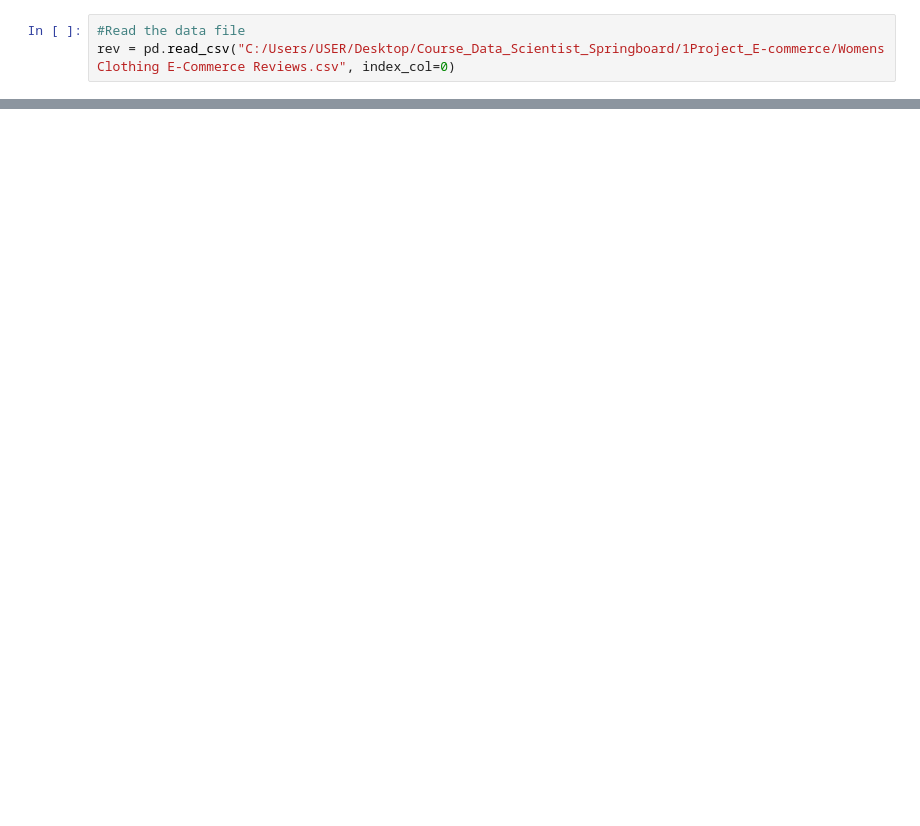
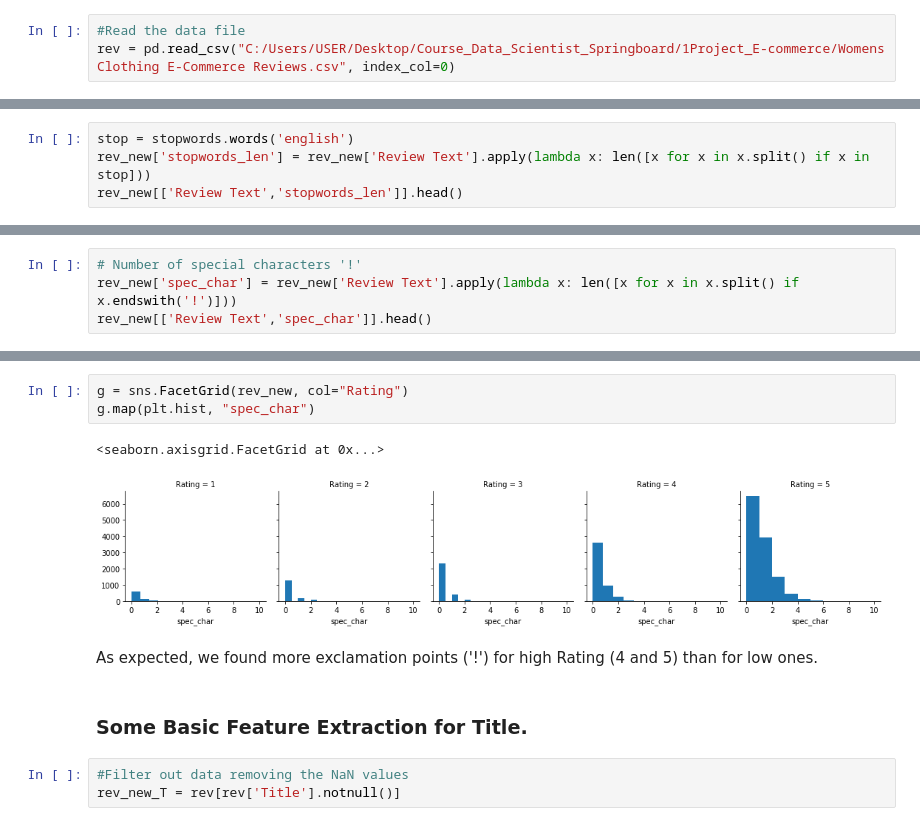
Before and after one commit to LisaB83/Analysis-on-e-commerce-reviews, a Jupyter notebook: Capstone_Project_NLP.ipynb, the cells around one changed output, grey strips where cells are left out. Saved outputs shown, nothing was run; the diff lists cells and outputs as text; blank space fills up the shorter version.

```diff
--- a/Capstone_Project_NLP.ipynb
+++ b/Capstone_Project_NLP.ipynb
@@ -367,0 +157,4 @@ tf1
+# %%
+stop = stopwords.words('english')
+rev_new['stopwords_len'] = rev_new['Review Text'].apply(lambda x: len([x for x in x.split() if x in stop]))
+rev_new[['Review Text','stopwords_len']].head()
@@ -367,0 +172,4 @@ tf1
+# %%
+# Number of special characters '!'
+rev_new['spec_char'] = rev_new['Review Text'].apply(lambda x: len([x for x in x.split() if x.endswith('!')]))
+rev_new[['Review Text','spec_char']].head()
@@ -367,0 +187,13 @@ tf1
+# %%
+g = sns.FacetGrid(rev_new, col="Rating")
+g.map(plt.hist, "spec_char")
+# %% [output]
+<seaborn.axisgrid.FacetGrid at 0x...>
+[figure, added]
+# %% [markdown]
+As expected, we found more exclamation points ('!') for high Rating (4 and 5) than for low ones.
+# %% [markdown]
+### Some Basic Feature Extraction for Title.
+# %%
+#Filter out data removing the NaN values
+rev_new_T = rev[rev['Title'].notnull()]
```
Also changed, not shown: parts of 83 cells of this notebook.
